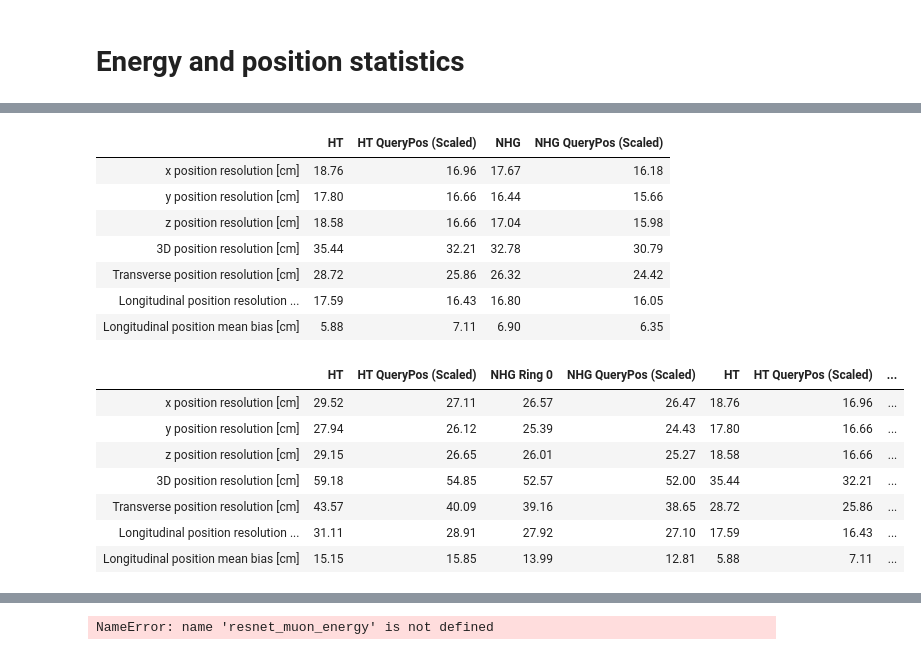
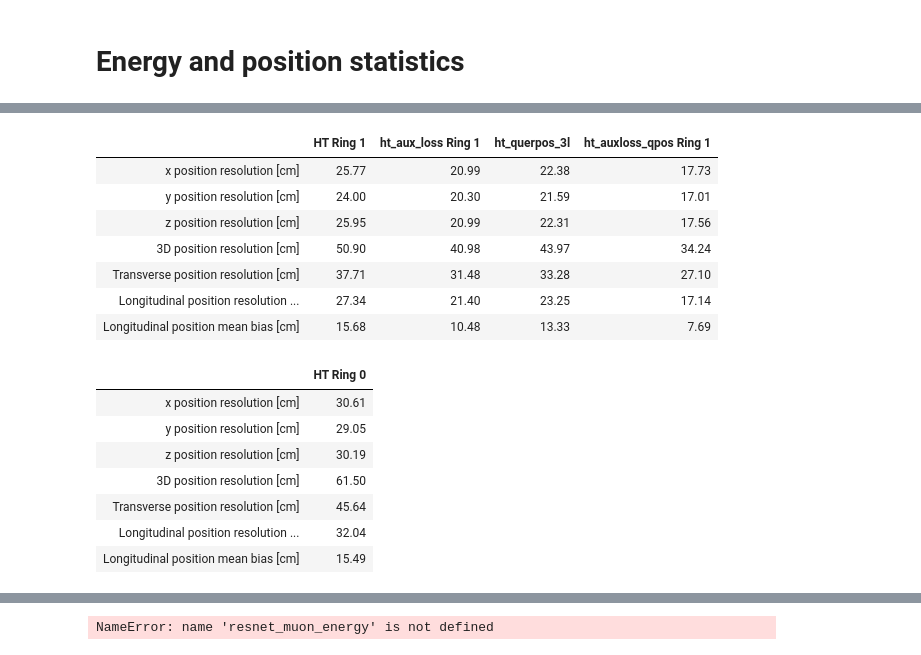
Before and after one commit to cid02219585/WatChMaL, a Jupyter notebook: regression_analysis_multi.ipynb, the cells around one changed output, grey strips where cells are left out. Drawn from its saved outputs; the diff is of its cells as text; code cells hidden in the pictures.

```diff
--- a/regression_analysis_multi.ipynb
+++ b/regression_analysis_multi.ipynb
@@ -143,7 +170,9 @@ data_new_geo = get_values(h5_file_new_geo, test_idxs_new_geo)
 # %%
 energies = data_new_geo["energies"]
+positions = data_new_geo['positions']
 
 print("Shape:", energies.shape)
+print("Shape:", positions.shape)
 print("Particle 0 range:", energies[:, 0].min(), energies[:, 0].max())
 print("Particle 1 range:", energies[:, 1].min(), energies[:, 1].max())
 
@@ -312,17 +346,30 @@ def get_particle_quantities(data, ring, particle_type, cuts=None):
     Returns: (labels, momentum, positions, directions, angles,
               dwall, towall, cuts_selected, indices)
     """
-    particle_mask = data['labels'][:,ring] == particle_type
+    if ring is not None:
+        particle_mask = data['labels'][:,ring] == particle_type
 
-    labels = data['labels'][:,ring][particle_mask]
-    momentum = data['momentum'][:,ring][particle_mask]
-    positions = data['positions'][:,ring][particle_mask]
-    directions = data['directions'][:,ring][particle_mask]
-    angles = data['angles'][:,ring][particle_mask]
-    dwall = data['dwall'][:,ring][particle_mask]
-    towall = data['towall'][:,ring][particle_mask]
-    cuts_selected = cuts[particle_mask] if cuts is not None else None
-    indices = cuts[particle_mask]
+        labels = data['labels'][:,ring][particle_mask]
+        momentum = data['momentum'][:,ring][particle_mask]
+        positions = data['positions'][:,ring][particle_mask]
+        directions = data['directions'][:,ring][particle_mask]
+        angles = data['angles'][:,ring][particle_mask]
+        dwall = data['dwall'][:,ring][particle_mask]
+        towall = data['towall'][:,ring][particle_mask]
+        cuts_selected = cuts[particle_mask] if cuts is not None else None
+        indices = cuts[particle_mask]
+    else:
+#         particle_mask = data['labels'][:,0] == particle_type # for now
+
+        labels = data['labels']
+        momentum = data['momentum']
+        positions = data['positions']
+        directions = data['directions']
+        angles = data['angles']
+        dwall = data['dwall']
+        towall = data['towall']
+        cuts_selected = cuts if cuts is not None else None
+        indices = cuts
 
     return (labels, momentum, positions, directions, angles,
             dwall, towall, cuts_selected, indices)
@@ -667,22 +834,22 @@ tabulate_statistics(e_position_0, position_stats, position_stat_labels, position
 # %%
-tabulate_statistics(e_position_1, position_stats, position_stat_labels, position_stat_types)
+tabulate_statistics(e_position_slot_1, position_stats, position_stat_labels, position_stat_types)
 # %% [output]
-|  | HT | HT QueryPos (Scaled) | NHG | NHG QueryPos (Scaled) |
-| x position resolution [cm] | 18.76 | 16.96 | 17.67 | 16.18 |
-| y position resolution [cm] | 17.80 | 16.66 | 16.44 | 15.66 |
-| z position resolution [cm] | 18.58 | 16.66 | 17.04 | 15.98 |
-| 3D position resolution [cm] | 35.44 | 32.21 | 32.78 | 30.79 |
-| Transverse position resolution [cm] | 28.72 | 25.86 | 26.32 | 24.42 |
-| Longitudinal position resolution ... | 17.59 | 16.43 | 16.80 | 16.05 |
-| Longitudinal position mean bias [cm] | 5.88 | 7.11 | 6.90 | 6.35 |
+|  | HT Ring 1 | ht_aux_loss Ring 1 | ht_querpos_3l | ht_auxloss_qpos Ring 1 |
+| x position resolution [cm] | 25.77 | 20.99 | 22.38 | 17.73 |
+| y position resolution [cm] | 24.00 | 20.30 | 21.59 | 17.01 |
+| z position resolution [cm] | 25.95 | 20.99 | 22.31 | 17.56 |
+| 3D position resolution [cm] | 50.90 | 40.98 | 43.97 | 34.24 |
+| Transverse position resolution [cm] | 37.71 | 31.48 | 33.28 | 27.10 |
+| Longitudinal position resolution ... | 27.34 | 21.40 | 23.25 | 17.14 |
+| Longitudinal position mean bias [cm] | 15.68 | 10.48 | 13.33 | 7.69 |
 # %%
-tabulate_statistics([*e_position_0, *e_position_1], position_stats, position_stat_labels, position_stat_types)
+tabulate_statistics(e_position_truth_0, position_stats, position_stat_labels, position_stat_types)
 # %% [output]
-|  | HT | HT QueryPos (Scaled) | NHG Ring 0 | NHG QueryPos (Scaled) | HT | HT QueryPos (Scaled) | ... |
-| x position resolution [cm] | 29.52 | 27.11 | 26.57 | 26.47 | 18.76 | 16.96 | ... |
-| y position resolution [cm] | 27.94 | 26.12 | 25.39 | 24.43 | 17.80 | 16.66 | ... |
-| z position resolution [cm] | 29.15 | 26.65 | 26.01 | 25.27 | 18.58 | 16.66 | ... |
-| 3D position resolution [cm] | 59.18 | 54.85 | 52.57 | 52.00 | 35.44 | 32.21 | ... |
-| Transverse position resolution [cm] | 43.57 | 40.09 | 39.16 | 38.65 | 28.72 | 25.86 | ... |
-| Longitudinal position resolution ... | 31.11 | 28.91 | 27.92 | 27.10 | 17.59 | 16.43 | ... |
-| Longitudinal position mean bias [cm] | 15.15 | 15.85 | 13.99 | 12.81 | 5.88 | 7.11 | ... |
+|  | HT Ring 0 |
+| x position resolution [cm] | 30.61 |
+| y position resolution [cm] | 29.05 |
+| z position resolution [cm] | 30.19 |
+| 3D position resolution [cm] | 61.50 |
+| Transverse position resolution [cm] | 45.64 |
+| Longitudinal position resolution ... | 32.04 |
+| Longitudinal position mean bias [cm] | 15.49 |
```
Also changed, not shown: parts of 26 cells of this notebook, 2 other files.
